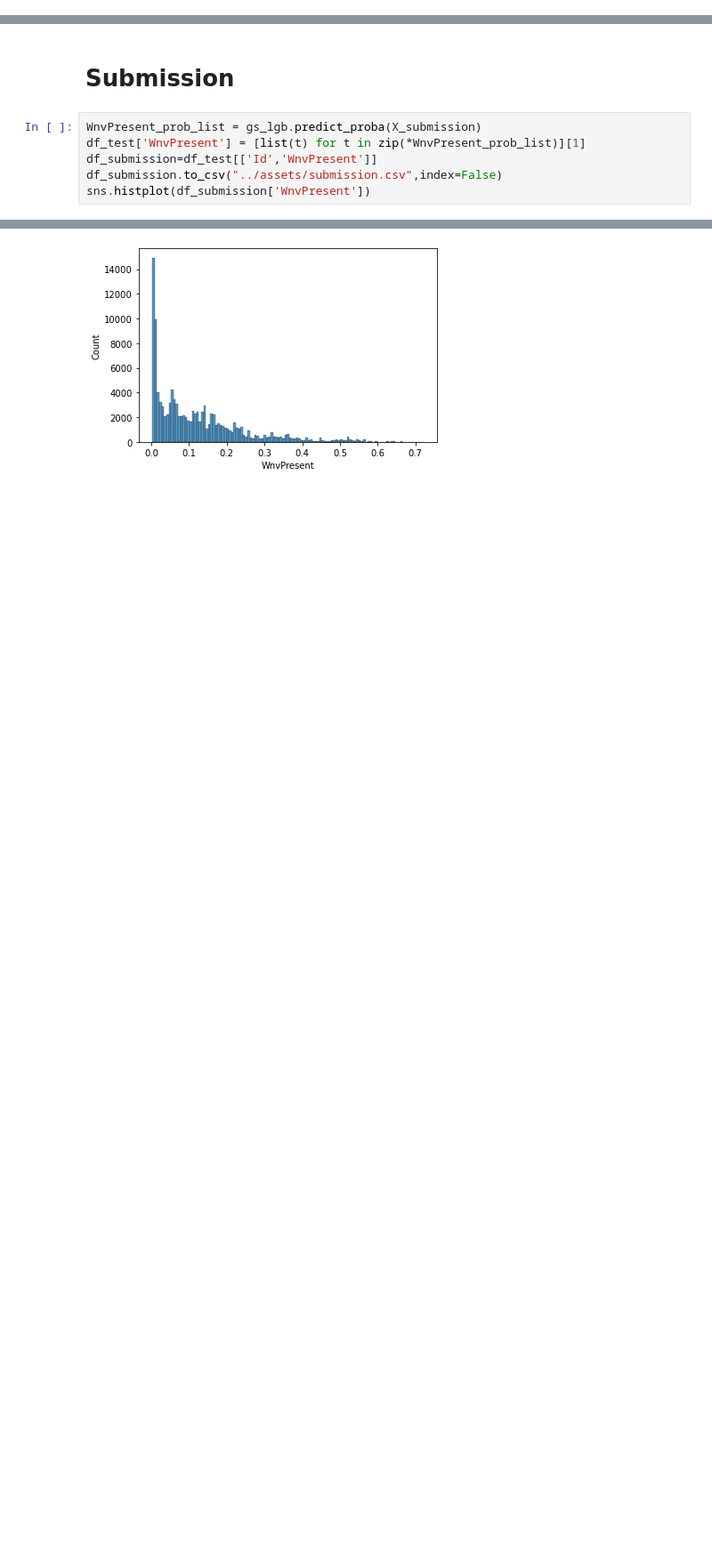
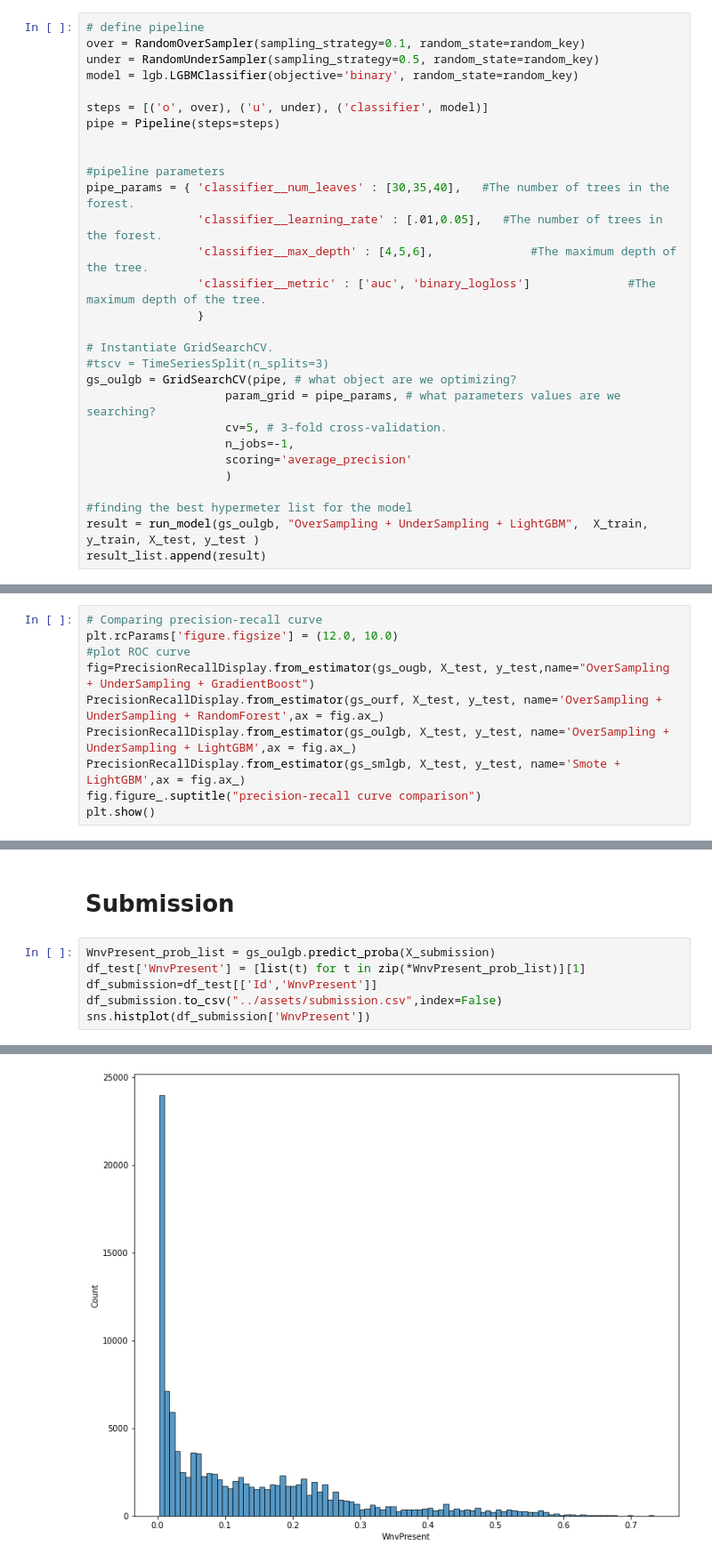
Before and after one commit to oliverfyh/Project-West-Nile-Virus-Prediction, a Jupyter notebook: code/03_modeling.ipynb, the cells around one changed output, grey strips where cells are left out. Shown: that part at 89% size. Saved outputs shown, nothing was run; the diff lists cells and outputs as text; blank space fills up the shorter version.

```diff
--- a/code/03_modeling.ipynb
+++ b/code/03_modeling.ipynb
@@ -354,0 +304,29 @@ plot confusion matrix and ROC curve
+# %%
+# define pipeline
+over = RandomOverSampler(sampling_strategy=0.1, random_state=random_key)
+under = RandomUnderSampler(sampling_strategy=0.5, random_state=random_key)
+model = lgb.LGBMClassifier(objective='binary', random_state=random_key)
+
+steps = [('o', over), ('u', under), ('classifier', model)]
+pipe = Pipeline(steps=steps)
+
+
+#pipeline parameters
+pipe_params = { 'classifier__num_leaves' : [30,35,40],   #The number of trees in the forest.
+                'classifier__learning_rate' : [.01,0.05],   #The number of trees in the forest.
+                'classifier__max_depth' : [4,5,6],              #The maximum depth of the tree.
+                'classifier__metric' : ['auc', 'binary_logloss']              #The maximum depth of the tree.
+                }
+
+# Instantiate GridSearchCV.
+#tscv = TimeSeriesSplit(n_splits=3)
+gs_oulgb = GridSearchCV(pipe, # what object are we optimizing?
+                    param_grid = pipe_params, # what parameters values are we searching?
+                    cv=5, # 3-fold cross-validation.
+                    n_jobs=-1,
+                    scoring='average_precision'
+                    )
+
+#finding the best hypermeter list for the model
+result = run_model(gs_oulgb, "OverSampling + UnderSampling + LightGBM",  X_train, y_train, X_test, y_test )
+result_list.append(result)
@@ -364,0 +418,10 @@ result_final
+# %%
+# Comparing precision-recall curve
+plt.rcParams['figure.figsize'] = (12.0, 10.0)
+#plot ROC curve
+fig=PrecisionRecallDisplay.from_estimator(gs_ougb, X_test, y_test,name="OverSampling + UnderSampling + GradientBoost")
+PrecisionRecallDisplay.from_estimator(gs_ourf, X_test, y_test, name='OverSampling + UnderSampling + RandomForest',ax = fig.ax_)
+PrecisionRecallDisplay.from_estimator(gs_oulgb, X_test, y_test, name='OverSampling + UnderSampling + LightGBM',ax = fig.ax_)
+PrecisionRecallDisplay.from_estimator(gs_smlgb, X_test, y_test, name='Smote + LightGBM',ax = fig.ax_)
+fig.figure_.suptitle("precision-recall curve comparison")
+plt.show()
@@ -376,11 +442,11 @@ plt.show()
 # %% [markdown]
 # Submission
 # %%
-WnvPresent_prob_list = gs_lgb.predict_proba(X_submission)
+WnvPresent_prob_list = gs_oulgb.predict_proba(X_submission)
 df_test['WnvPresent'] = [list(t) for t in zip(*WnvPresent_prob_list)][1]
 df_submission=df_test[['Id','WnvPresent']]
 df_submission.to_csv("../assets/submission.csv",index=False)
 sns.histplot(df_submission['WnvPresent'])
 # %% [output]
 <AxesSubplot:xlabel='WnvPresent', ylabel='Count'>
-[figure, old version]
+[figure, new version]
```
Also changed, not shown: parts of 17 cells of this notebook, 2 other files.
